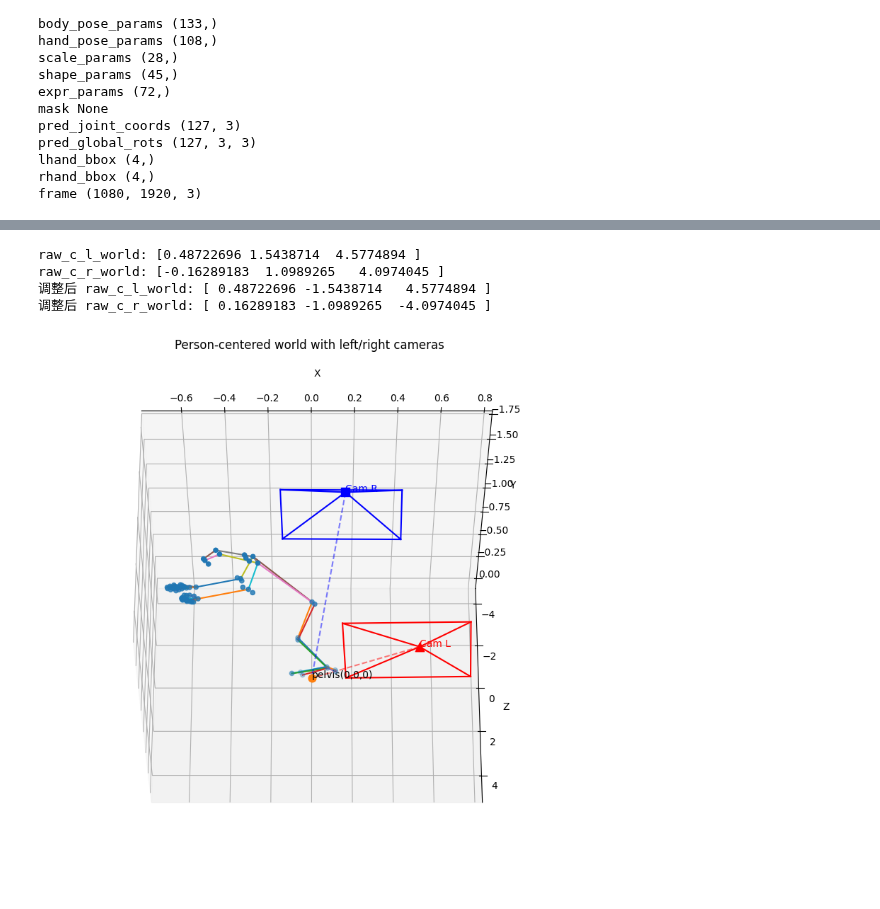
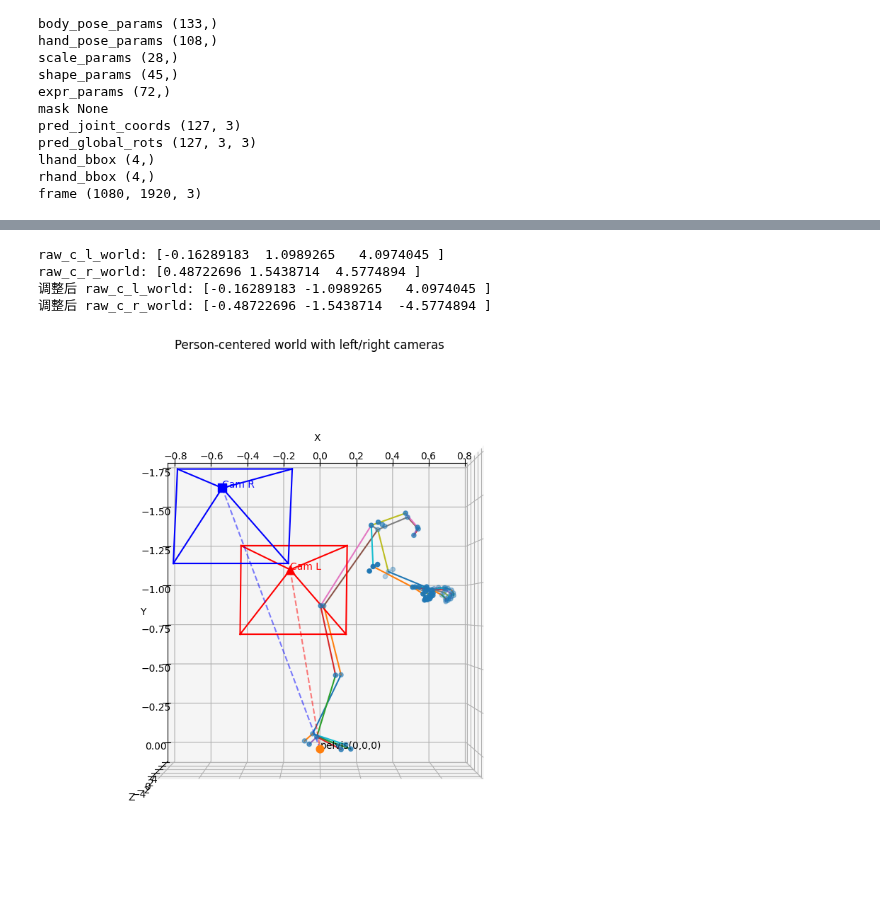
Before and after one commit to ChenKaiXuSan/Skiing_Analysis_PyTorch, a Jupyter notebook: analysis/sam3d_body.ipynb, the cells around one changed output, grey strips where cells are left out. Cells and saved outputs as stored; diff of their text form; code cells hidden in the pictures.

```diff
--- a/analysis/sam3d_body.ipynb
+++ b/analysis/sam3d_body.ipynb
@@ -1,5 +1,5 @@
 # %%
 import numpy as np
 
-left_outputs = np.load("/workspace/data/sam3d_body_results/run_3/osmo_1_sam_3d_body_outputs.npz", allow_pickle=True)['outputs']
-right_outputs = np.load("/workspace/data/sam3d_body_results/run_3/osmo_2_sam_3d_body_outputs.npz", allow_pickle=True)['outputs']
+left_outputs = np.load("/workspace/data/sam3d_body_results/run_3/osmo_2_sam_3d_body_outputs.npz", allow_pickle=True)['outputs']
+right_outputs = np.load("/workspace/data/sam3d_body_results/run_3/osmo_1_sam_3d_body_outputs.npz", allow_pickle=True)['outputs']
@@ -540,8 +468,10 @@ def plot_scene(kpts_world, C_L_world, C_R_world,
 
 
 	# 翻转 Z 轴显示方向
-    zmin, zmax = ax.get_zlim()
-    ax.set_zlim(zmax, zmin)  # 上下限调换
+    # zmin, zmax = ax.get_zlim()
+    # ax.set_zlim(zmax, zmin)  # 上下限调换
+
+    ax.set_box_aspect([1,1,1])  # 保持长宽高比例一致
 
 
     plt.tight_layout()
@@ -706,36 +834,36 @@ raw_kpts_world = left_outputs[105]['pred_keypoints_3d']
 
 print("raw_c_l_world:", raw_c_l_world)
 print("raw_c_r_world:", raw_c_r_world)
 
 # 世界坐标是按照做相机的坐标系来定的
 # 任务要求y轴向上，而做相机的y轴是向下的，所以两个相机都需要反转y轴
 # 所以左相机的位置，只需要反转y
 # 右相机的话，因为是根据z轴对称的，所以需要反转x，z轴，加上y轴的话，就是整体取反
 raw_c_l_world[1] = -raw_c_l_world[1]
 raw_c_r_world = -raw_c_r_world
 
 # matplot 的z是反的
 # raw_c_l_world[2] = -raw_c_l_world[2]
 # raw_c_r_world[2] = -raw_c_r_world[2]
 
 print("调整后 raw_c_l_world:", raw_c_l_world)
 print("调整后 raw_c_r_world:", raw_c_r_world)
 
 plot_scene(kpts_world, raw_c_l_world, raw_c_r_world,
            edges=visualizer.skeleton,
            fov_deg=60,
            frustum_depth=0.5,
-           elev=-30,
+           elev=-90,
            azim=270,
            title="Person-centered world with left/right cameras")
 
 plot_scene_interactive(raw_kpts_world, raw_c_l_world, raw_c_r_world,
 					   edges=visualizer.skeleton,fov_deg=60,
 					   frustum_depth=0.5,
 					   title="Interactive 3D Scene (Person + Cameras)")
 # %% [output]
-raw_c_l_world: [0.48722696 1.5438714  4.5774894 ]
-raw_c_r_world: [-0.16289183  1.0989265   4.0974045 ]
-调整后 raw_c_l_world: [ 0.48722696 -1.5438714   4.5774894 ]
-调整后 raw_c_r_world: [ 0.16289183 -1.0989265  -4.0974045 ]
+raw_c_l_world: [-0.16289183  1.0989265   4.0974045 ]
+raw_c_r_world: [0.48722696 1.5438714  4.5774894 ]
+调整后 raw_c_l_world: [-0.16289183 -1.0989265   4.0974045 ]
+调整后 raw_c_r_world: [-0.48722696 -1.5438714  -4.5774894 ]
-[figure, old version]
+[figure, new version]
```
Also changed, not shown: parts of 9 cells of this notebook, 12 other files.
